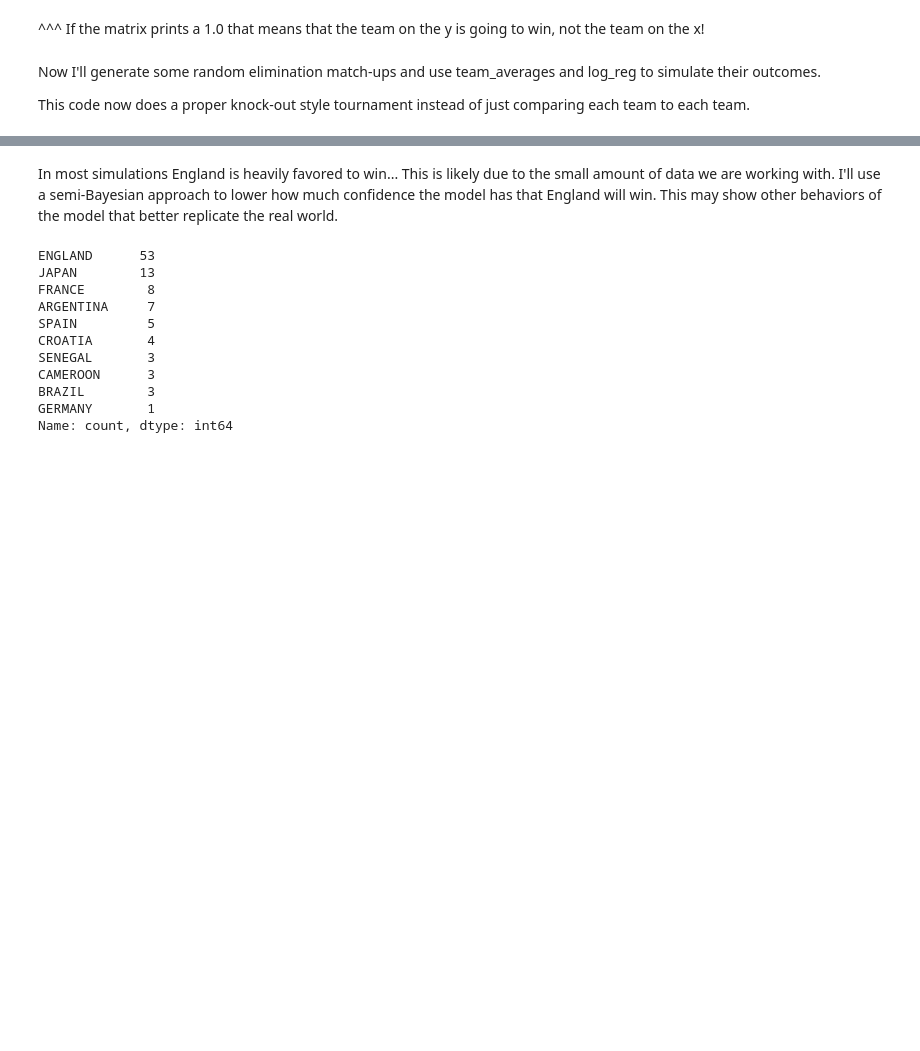
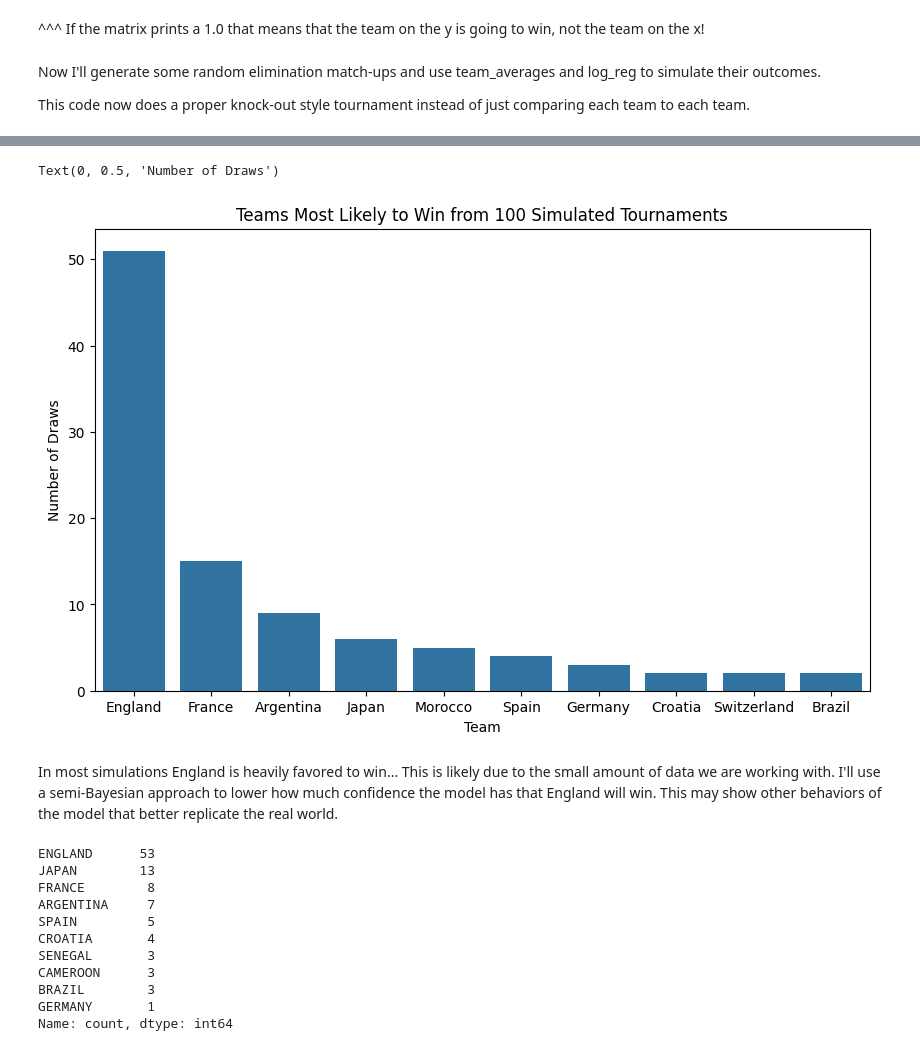
Before and after one commit to Troy-S-Meink/Bootstrap, a Jupyter notebook: Results/Group Stage Data/VH_Data_kaggle1_V5.ipynb, the cells around one changed output, grey strips where cells are left out. Cells and saved outputs as stored; diff of their text form; code cells hidden in the pictures; blank space fills up the shorter version.

```diff
--- a/Results/Group Stage Data/VH_Data_kaggle1_V5.ipynb
+++ b/Results/Group Stage Data/VH_Data_kaggle1_V5.ipynb
@@ -280,4 +280,19 @@ NETHERLANDS     1
 Name: count, dtype: int64
+# %%
+# Using Seaborne to create a histogram of the top 10 favored teams to win from tournament_winner_counts
+
+# Turning all the names in tournament_winner_counts to lowercase, except the first letter
+tournament_winner_counts.index = tournament_winner_counts.index.str.title()
+
+top_10_teams = tournament_winner_counts.head(10)
+plt.figure(figsize=(10, 6))
+sns.barplot(x=top_10_teams.index, y=top_10_teams.values)
+plt.title('Teams Most Likely to Win from 100 Simulated Tournaments')
+plt.xlabel('Team')
+plt.ylabel('Number of Draws')
+# %% [output]
+Text(0, 0.5, 'Number of Draws')
+[figure, added]
 # %% [markdown]
 In most simulations England is heavily favored to win... This is likely due to the small amount of data we are working with. I'll use a semi-Bayesian approach to lower how much confidence the model has that England will win. This may show other behaviors of the model that better replicate the real world.
 # %%
```
Also changed, not shown: parts of 1 cell of this notebook.
